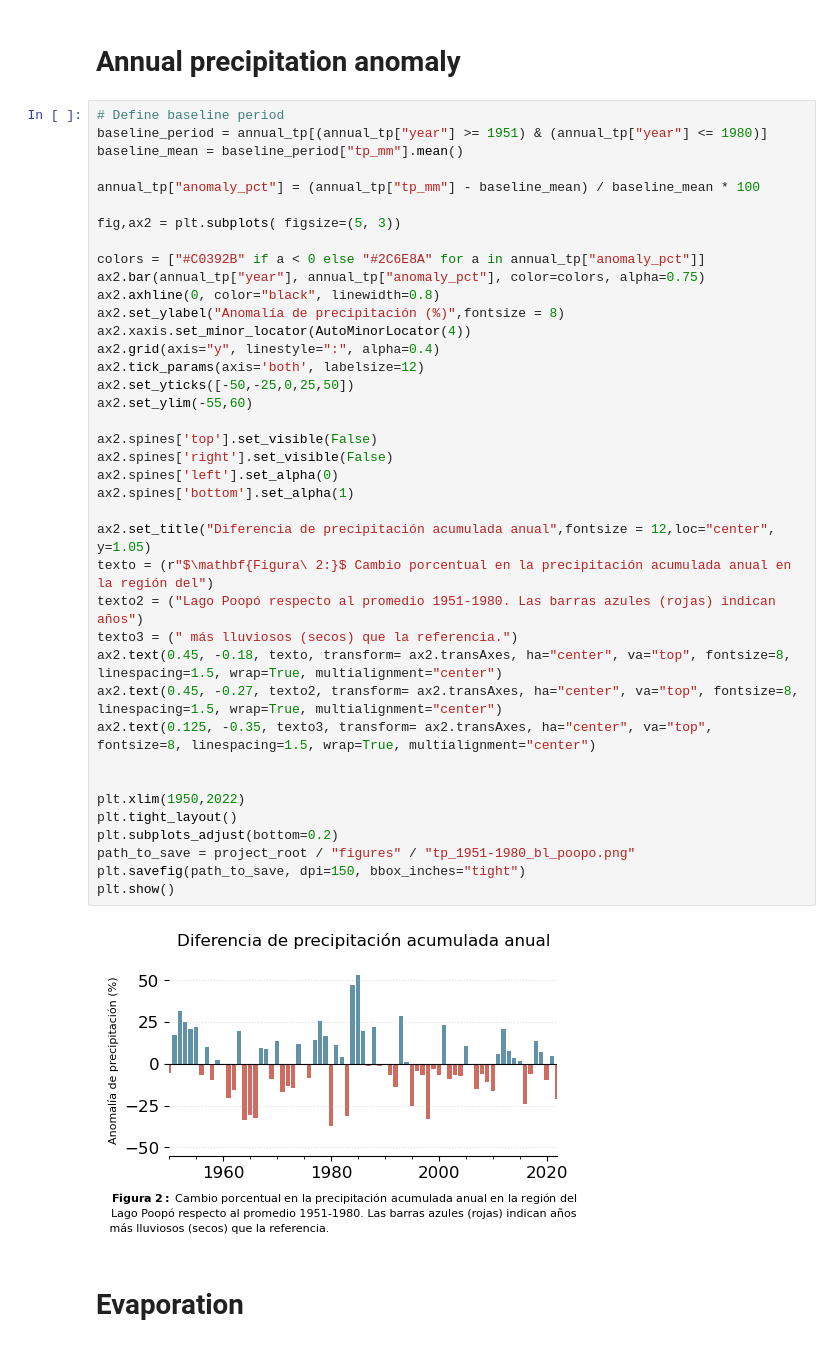
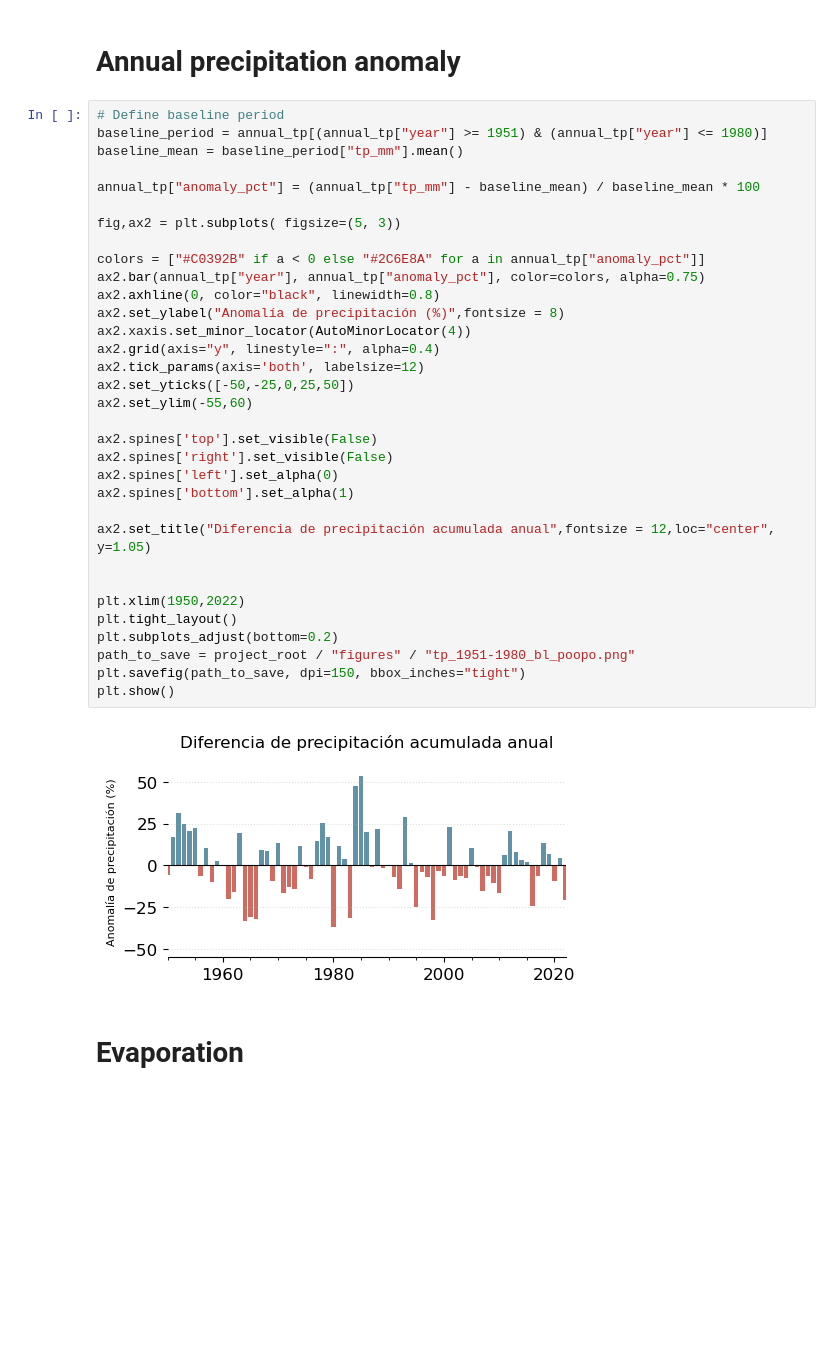
Before and after one commit to nayuAlv/Lake_Poopo, a Jupyter notebook: lake_analysis_cds.ipynb, the cells around one changed output. Drawn from its saved outputs; the diff is of its cells as text; blank space fills up the shorter version.

```diff
--- a/lake_analysis_cds.ipynb
+++ b/lake_analysis_cds.ipynb
@@ -291,40 +285,34 @@ baseline_mean = baseline_period["tp_mm"].mean()
 
 annual_tp["anomaly_pct"] = (annual_tp["tp_mm"] - baseline_mean) / baseline_mean * 100
 
 fig,ax2 = plt.subplots( figsize=(5, 3))
 
 colors = ["#C0392B" if a < 0 else "#2C6E8A" for a in annual_tp["anomaly_pct"]]
 ax2.bar(annual_tp["year"], annual_tp["anomaly_pct"], color=colors, alpha=0.75)
 ax2.axhline(0, color="black", linewidth=0.8)
 ax2.set_ylabel("Anomalía de precipitación (%)",fontsize = 8)
 ax2.xaxis.set_minor_locator(AutoMinorLocator(4))
 ax2.grid(axis="y", linestyle=":", alpha=0.4)
 ax2.tick_params(axis='both', labelsize=12)
 ax2.set_yticks([-50,-25,0,25,50])
 ax2.set_ylim(-55,60)
 
 ax2.spines['top'].set_visible(False)
 ax2.spines['right'].set_visible(False)
 ax2.spines['left'].set_alpha(0)
 ax2.spines['bottom'].set_alpha(1)
 
 ax2.set_title("Diferencia de precipitación acumulada anual",fontsize = 12,loc="center", y=1.05)
-texto = (r"$\mathbf{Figura\ 2:}$ Cambio porcentual en la precipitación acumulada anual en la región del")
-texto2 = ("Lago Poopó respecto al promedio 1951-1980. Las barras azules (rojas) indican años")
-texto3 = (" más lluviosos (secos) que la referencia.")
-ax2.text(0.45, -0.18, texto, transform= ax2.transAxes, ha="center", va="top", fontsize=8, linespacing=1.5, wrap=True, multialignment="center")
-ax2.text(0.45, -0.27, texto2, transform= ax2.transAxes, ha="center", va="top", fontsize=8, linespacing=1.5, wrap=True, multialignment="center")
-ax2.text(0.125, -0.35, texto3, transform= ax2.transAxes, ha="center", va="top", fontsize=8, linespacing=1.5, wrap=True, multialignment="center")
 
 
 plt.xlim(1950,2022)
 plt.tight_layout()
 plt.subplots_adjust(bottom=0.2)
 path_to_save = project_root / "figures" / "tp_1951-1980_bl_poopo.png"
 plt.savefig(path_to_save, dpi=150, bbox_inches="tight")
 plt.show()
 # %% [output]
-[figure, old version]
+[figure, new version]
 # %% [markdown]
 # Evaporation
 # %%
```
Also changed, not shown: parts of 1 cell of this notebook, 4 other files.
